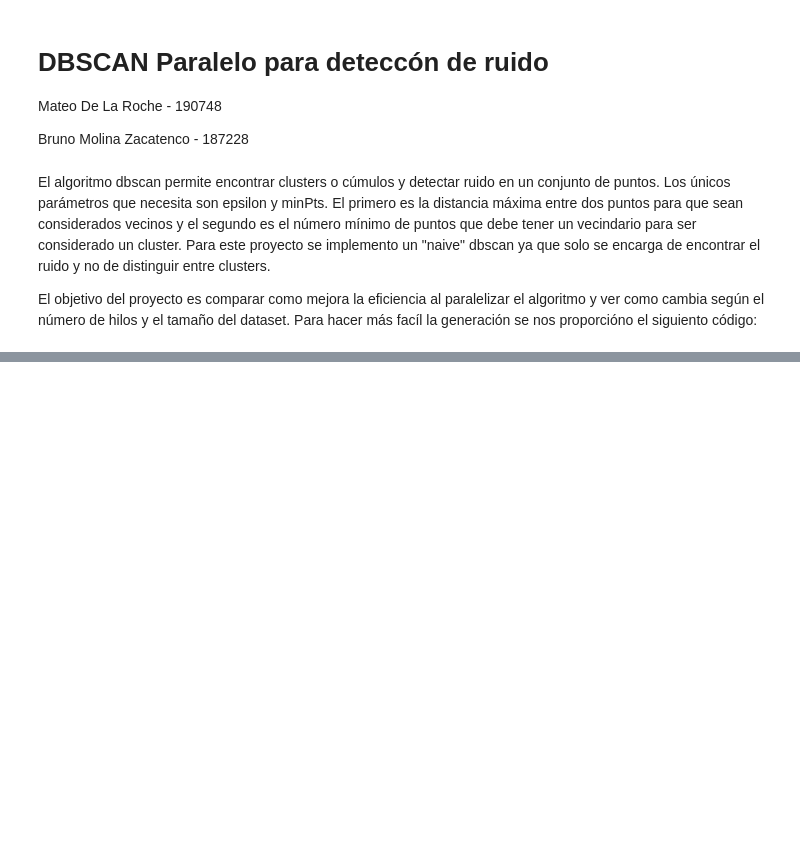
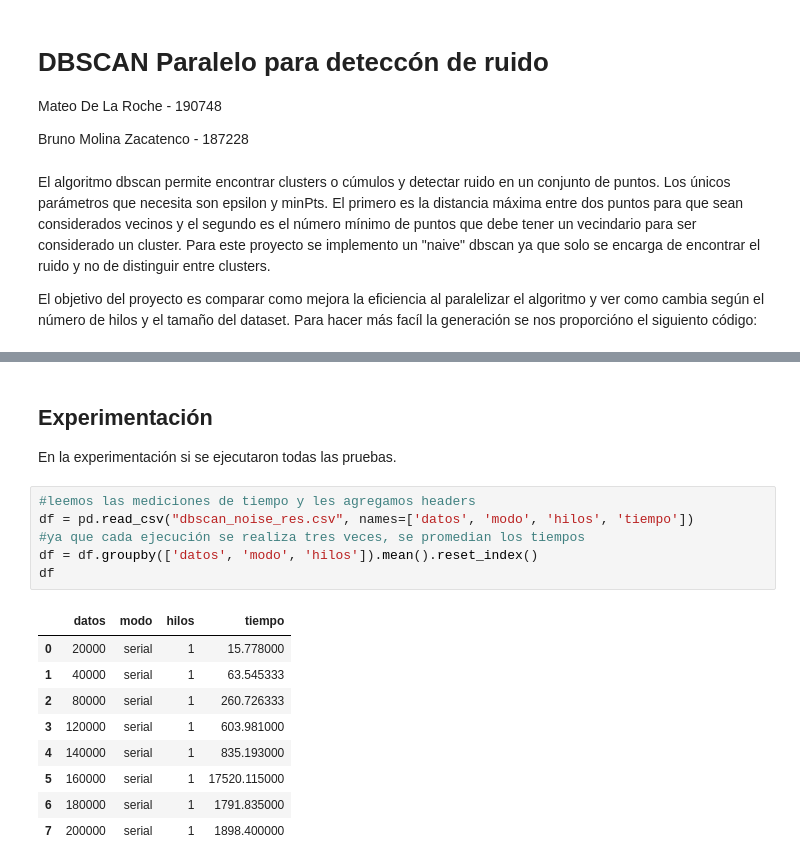
Before and after one commit to Xteom/Parallel-dbscan, a Jupyter notebook: dbscan.ipynb, the cells around one changed output, grey strips where cells are left out. Drawn from its saved outputs; the diff is of its cells as text; blank space fills up the shorter version.

```diff
--- a/dbscan.ipynb
+++ b/dbscan.ipynb
@@ -204,0 +191,19 @@ int main(int argc, char** argv) {
+# %% [markdown]
+## Experimentación
+En la experimentación si se ejecutaron todas las pruebas.
+# %%
+#leemos las mediciones de tiempo y les agregamos headers
+df = pd.read_csv("dbscan_noise_res.csv", names=['datos', 'modo', 'hilos', 'tiempo'])
+#ya que cada ejecución se realiza tres veces, se promedian los tiempos
+df = df.groupby(['datos', 'modo', 'hilos']).mean().reset_index()
+df
+# %% [output]
+|  | datos | modo | hilos | tiempo |
+| 0 | 20000 | serial | 1 | 15.778000 |
+| 1 | 40000 | serial | 1 | 63.545333 |
+| 2 | 80000 | serial | 1 | 260.726333 |
+| 3 | 120000 | serial | 1 | 603.981000 |
+| 4 | 140000 | serial | 1 | 835.193000 |
+| 5 | 160000 | serial | 1 | 17520.115000 |
+| 6 | 180000 | serial | 1 | 1791.835000 |
+| 7 | 200000 | serial | 1 | 1898.400000 |
```
Also changed, not shown: parts of 20 cells of this notebook.
